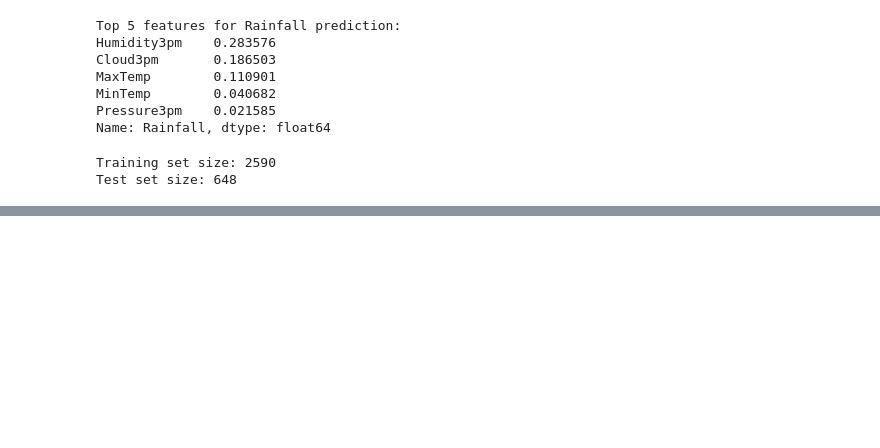
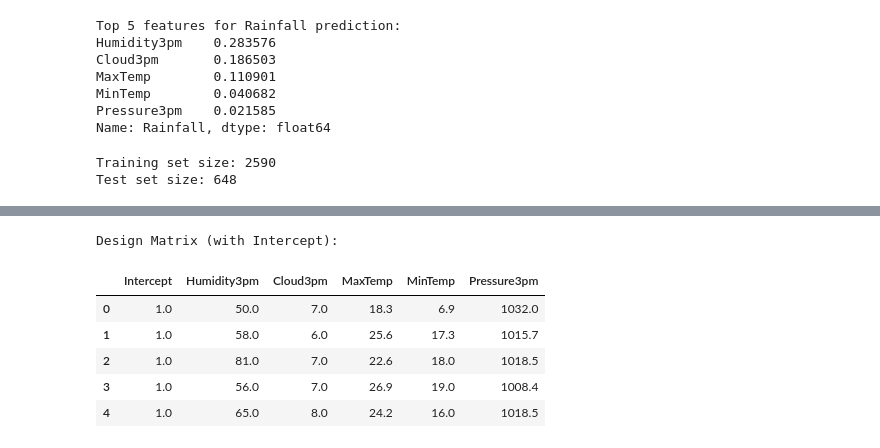
Before and after one commit to Mahyar-mhn/WeatherAUS_Rainfall_Regression_Analysis, a Jupyter notebook: main.ipynb, the cells around one changed output, grey strips where cells are left out. Saved outputs shown, nothing was run; the diff lists cells and outputs as text; code cells hidden in the pictures; blank space fills up the shorter version.

```diff
--- a/main.ipynb
+++ b/main.ipynb
@@ -260,0 +288,15 @@ Test set size: 648
+# %%
+# Create a DataFrame version of the design matrix (for documentation/explanation)
+design_matrix_df = pd.DataFrame(X_train_bias, columns=["Intercept"] + features)
+
+# Show first few rows of the design matrix
+print("Design Matrix (with Intercept):")
+display(design_matrix_df.head())
+# %% [output]
+Design Matrix (with Intercept):
+|  | Intercept | Humidity3pm | Cloud3pm | MaxTemp | MinTemp | Pressure3pm |
+| 0 | 1.0 | 50.0 | 7.0 | 18.3 | 6.9 | 1032.0 |
+| 1 | 1.0 | 58.0 | 6.0 | 25.6 | 17.3 | 1015.7 |
+| 2 | 1.0 | 81.0 | 7.0 | 22.6 | 18.0 | 1018.5 |
+| 3 | 1.0 | 56.0 | 7.0 | 26.9 | 19.0 | 1008.4 |
+| 4 | 1.0 | 65.0 | 8.0 | 24.2 | 16.0 | 1018.5 |
```
Also changed, not shown: parts of 9 cells of this notebook.
